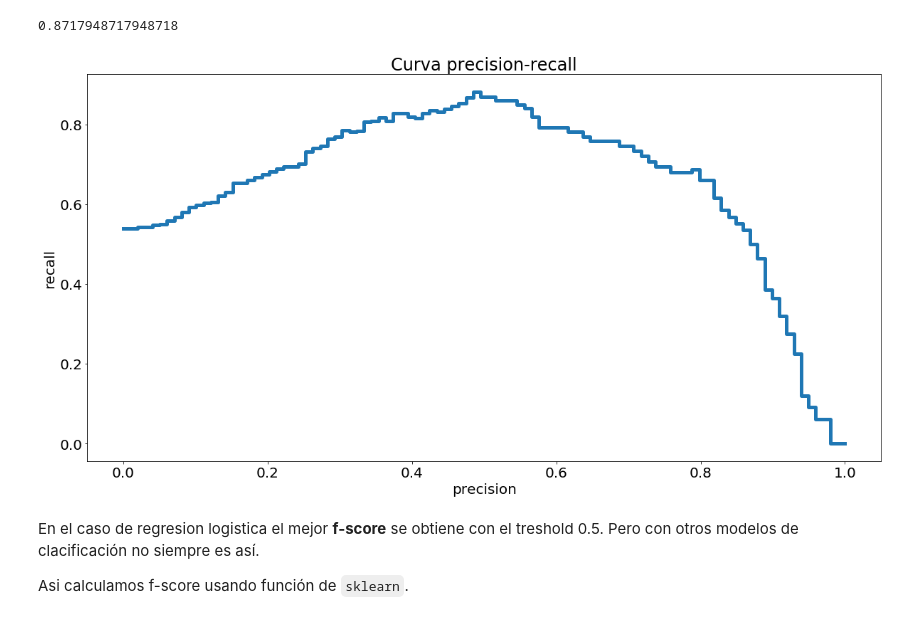
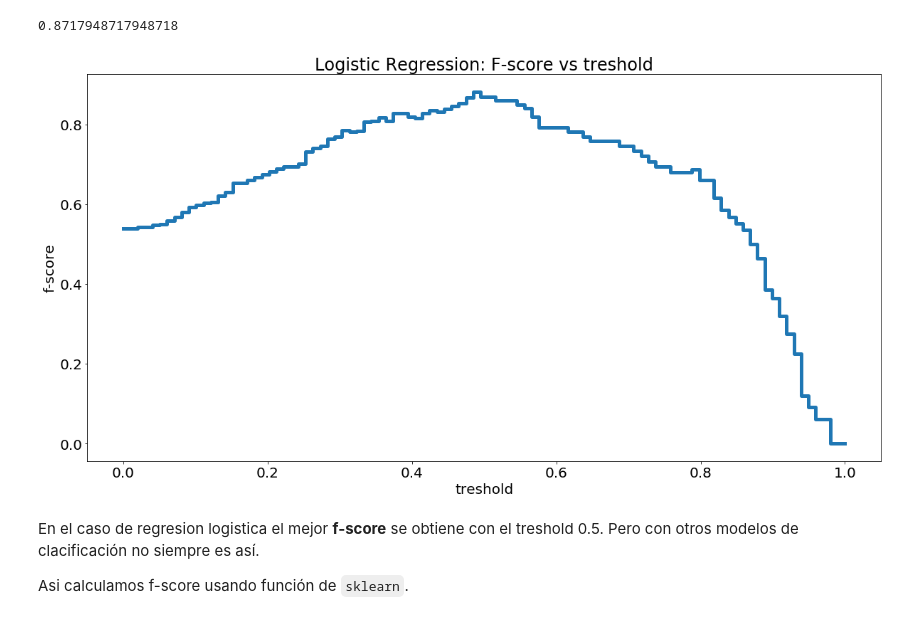
Before and after one commit to StaticVoidGabo/intro_to_machine_learning, a Jupyter notebook: 3.1-2-regresion-logistica.ipynb, the cells around one changed output. Saved outputs shown, nothing was run; the diff lists cells and outputs as text; code cells hidden in the pictures.

Commit message:
improves image" "

```diff
--- a/3.1-2-regresion-logistica.ipynb
+++ b/3.1-2-regresion-logistica.ipynb
@@ -314,19 +314,19 @@ f_score(precision_score(y_test, y_test_hat), recall_score(y_test, y_test_hat))
 # %%
 ts = np.linspace(0, 1, 100)
 fscores = []
 
 for t in ts:
     p, r = precision_recall(y_test, y_test_proba, t)
     fs = f_score(p, r)
     fscores.append(fs)
 
 plt.step(ts, fscores,linewidth=5)
-plt.xlabel("precision")
-plt.ylabel("recall")
-plt.title("Curva precision-recall")
+plt.xlabel("treshold")
+plt.ylabel("f-score")
+plt.title("Logistic Regression: F-score vs treshold")
 plt.show()
 # %% [output]
-[figure, old version]
+[figure, new version]
 # %% [markdown]
 En el caso de regresion logistica el mejor __f-score__ se obtiene con el treshold 0.5. Pero con otros modelos de clacificación no siempre es así.
 
```
Also changed, not shown: 1 other file.
